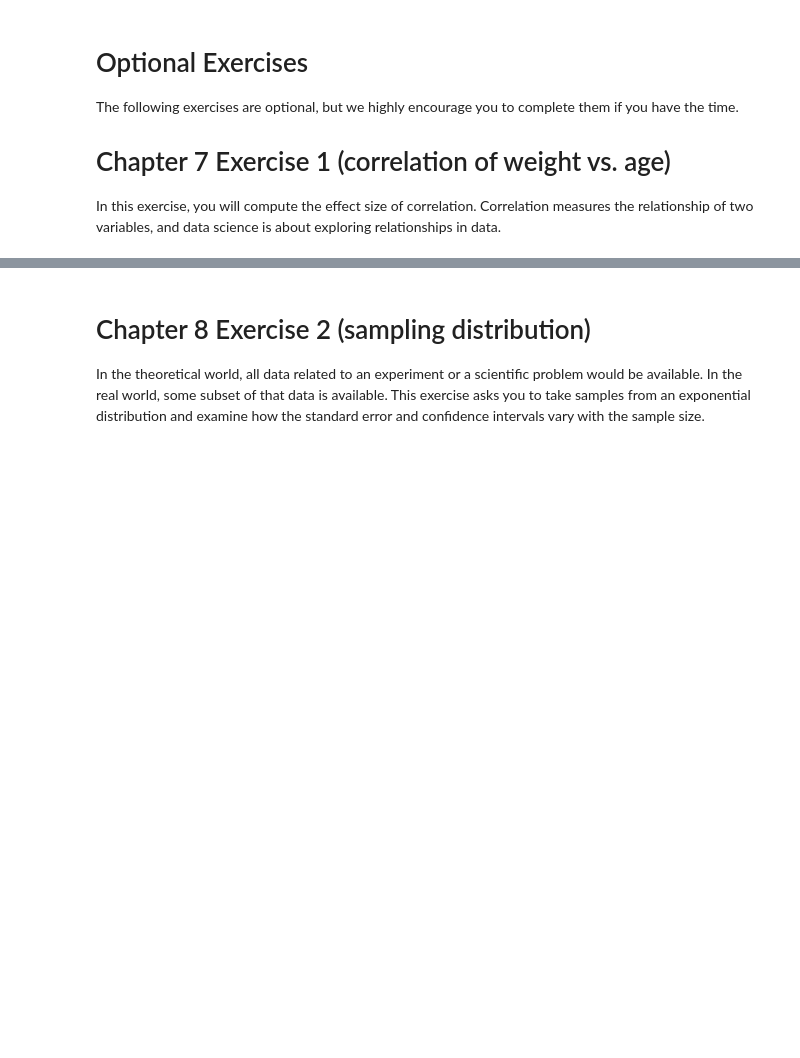
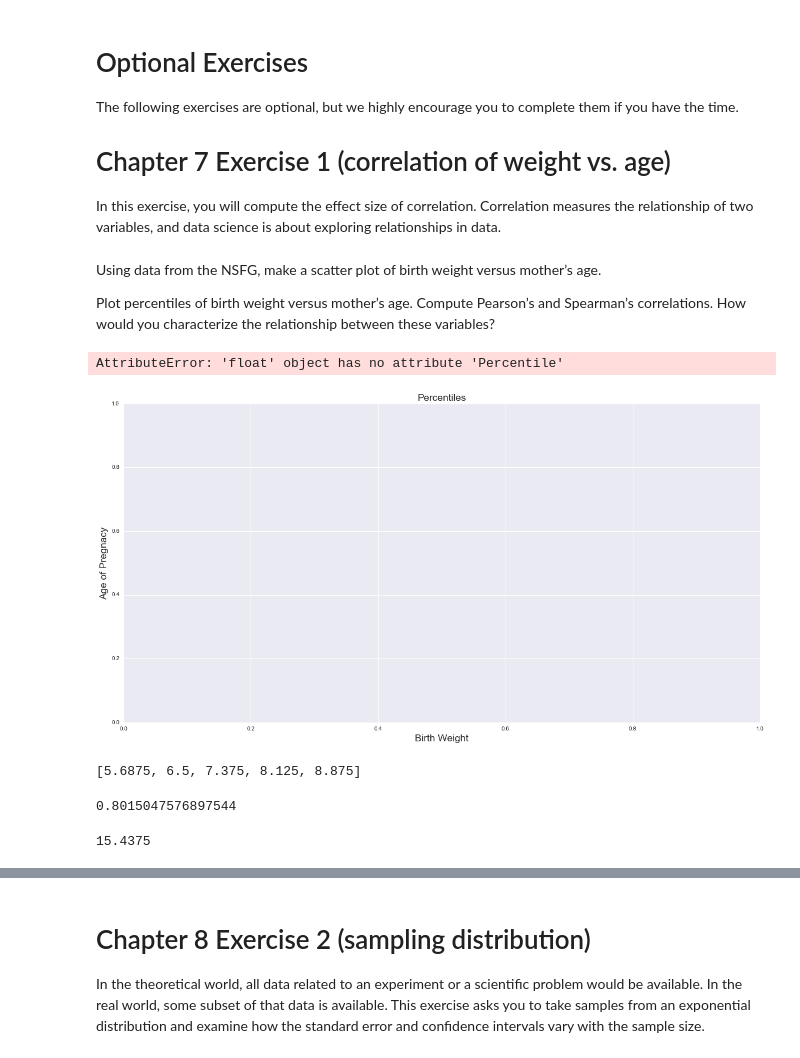
Before and after one commit to saucysaucy/dsp, a Jupyter notebook: ThinkStats2/code/SOLUTIONS.ipynb, the cells around one changed output, grey strips where cells are left out. Cells and saved outputs as stored; diff of their text form; code cells hidden in the pictures; blank space fills up the shorter version.

```diff
--- a/ThinkStats2/code/SOLUTIONS.ipynb
+++ b/ThinkStats2/code/SOLUTIONS.ipynb
@@ -138,7 +145,7 @@ Exercise 4.2 The numbers generated by random.random are supposed to be uniform b
 
 Generate 1000 numbers from random.random and plot their PMF and CDF. Is the distribution uniform?
 # %%
-rand = [random.random() for i in range(1000)]
+Santa Ferand = [random.random() for i in range(1000)]
 # %%
 pmf = thinkstats2.Pmf(rand)
 thinkplot.Pmf(pmf)
@@ -231,3 +240,14 @@ The following exercises are optional, but we highly encourage you to complete th
 # Chapter 7 Exercise 1 (correlation of weight vs. age)
 
 In this exercise, you will compute the effect size of correlation. Correlation measures the relationship of two variables, and data science is about exploring relationships in data.
+# %% [markdown]
+Using data from the NSFG, make a scatter plot of birth weight versus mother’s age.
+
+Plot percentiles of birth weight versus mother’s age. Compute Pearson’s and Spearman’s correlations. How would you characterize the relationship between these variables?
+# %%
+bwma = nsfg.ReadFemPreg()
+bwma = bwma[['agepreg','totalwgt_lb']]
+bwma.dropna(axis=0,how='any',inplace=True)
+agepreg_series, birth_wgt_series = bwma['agepreg'], bwma['totalwgt_lb']
+age_per = agepreg_series.apply(lambda x : stats.percentileofscore(agepreg_series,x))
+wgt_per = birth_wgt_series.apply(lambda x : stats.percentileofscore(birth_wgt_series,x))
@@ -233,0 +257,37 @@ In this exercise, you will compute the effect size of correlation. Correlation m
+# %%
+def cdf(sample, x):
+    count = 0.0
+    for value in sample:
+        if value <= x:
+            count += 1
+    prob = count / len(sample)
+    return prob
+# %%
+bwma = bwma.dropna(subset=['agepreg','totalwgt_lb'])
+bins = np.arange(0, 17, .7)
+indices = np.digitize(bwma.totalwgt_lb, bins)
+groups = bwma.groupby(indices)
+cdfs = [cdf(group.agepreg,i) for i, group in groups]
+weights = [group.totalwgt_lb.mean() for i, group in groups]
+fig = plt.figure(figsize=[20,10])
+ax = fig.add_subplot(111)
+ax.set_xlabel("Birth Weight", fontsize= 'xx-large')
+ax.set_ylabel("Age of Pregnacy",fontsize= 'xx-large')
+ax.set_title('Percentiles',fontsize= 'xx-large')
+for percent in [75, 50, 25]:
+    ages = [cdf.Percentile(percent) for cdf in cdfs]
+    label = '%dth' % percent
+    ax.plot(weights, ages, label=label)
+plt.show()
+# %% [output]
+AttributeError: 'float' object has no attribute 'Percentile'
+[figure, added]
+# %%
+wgt_per = [stats.scoreatpercentile(birth_wgt_series,10),
+    stats.scoreatpercentile(birth_wgt_series,25),
+    stats.scoreatpercentile(birth_wgt_series,50),
+    stats.scoreatpercentile(birth_wgt_series,),
+    stats.scoreatpercentile(birth_wgt_series,95)]
+print(wgt_per)
+# %% [output]
+[5.6875, 6.5, 7.375, 8.125, 8.875]
@@ -233,0 +300,15 @@ In this exercise, you will compute the effect size of correlation. Correlation m
+# %%
+def cdf(sample, x):
+    count = 0.0
+    for value in sample:
+        if value <= x:
+            count += 1
+    prob = count / len(sample)
+    return prob
+cdf(agepreg_series,30)
+# %% [output]
+0.8015047576897544
+# %%
+birth_wgt_series.max()
+# %% [output]
+15.4375
```
Also changed, not shown: parts of 18 cells of this notebook, 1 other file.
